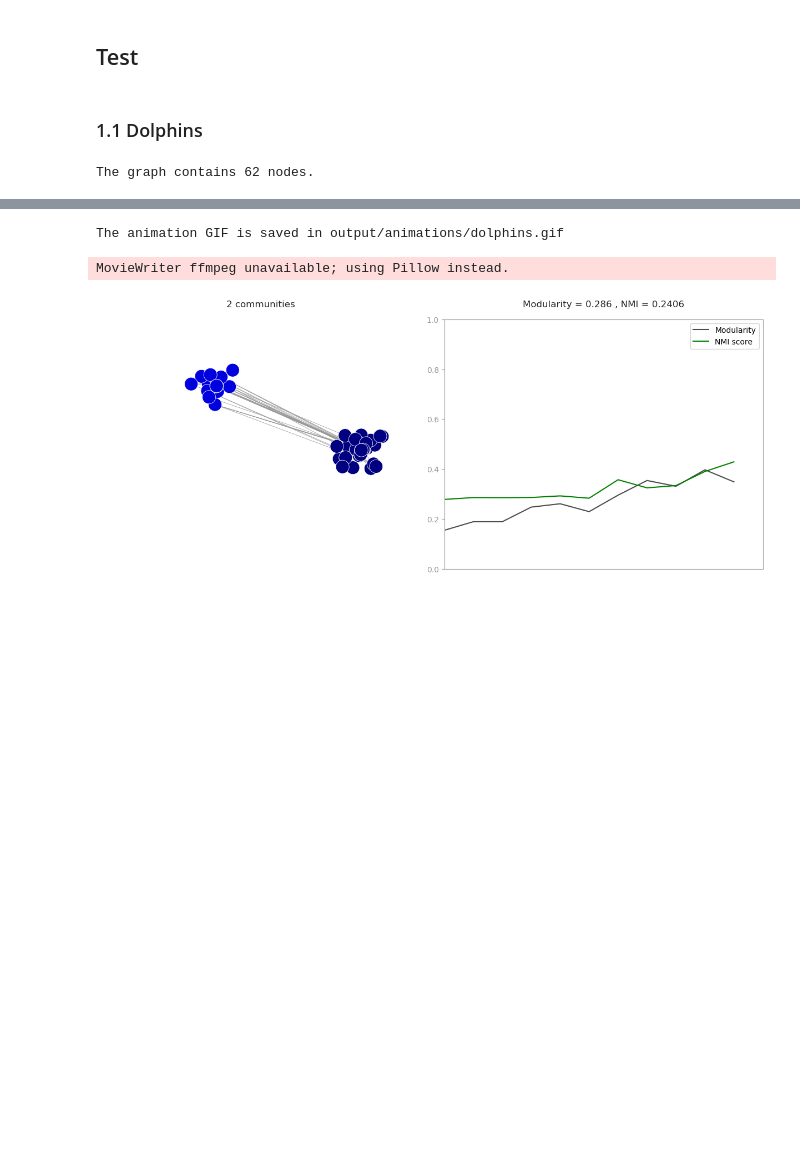
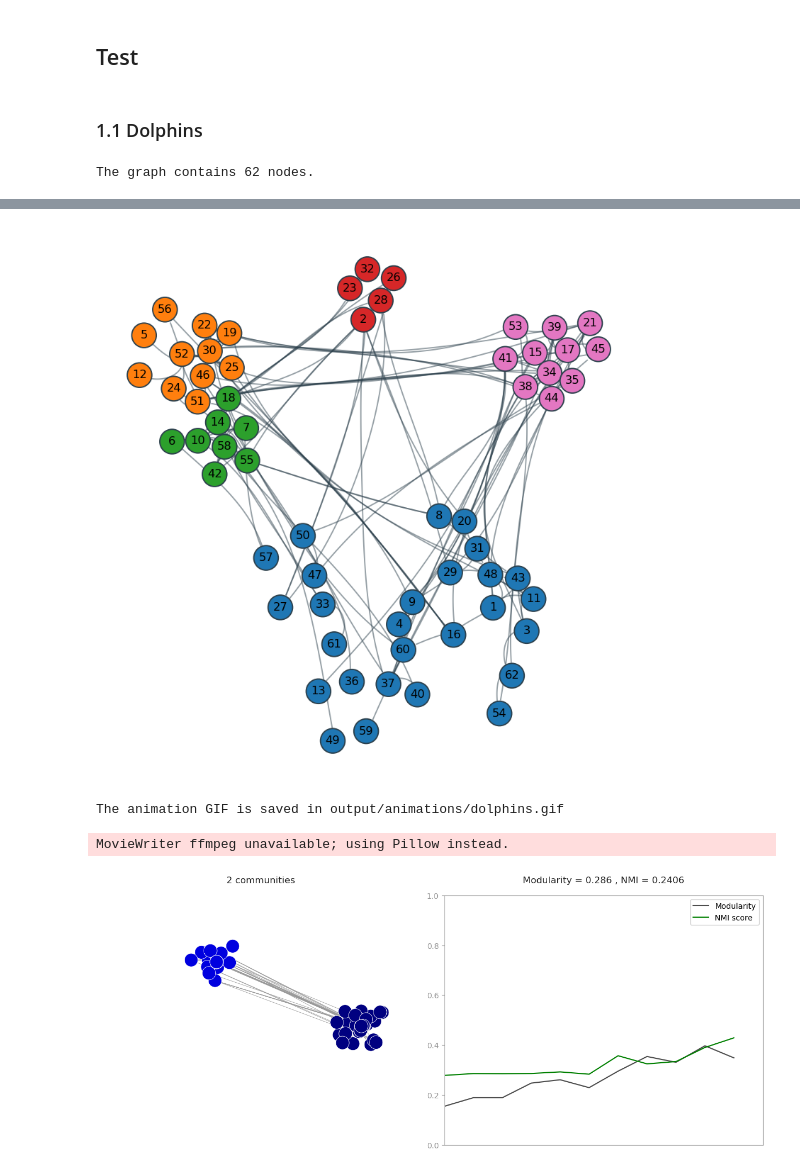
Before and after one commit to MarouaneBenbetka/Awsome-Community-Detection, a Jupyter notebook: Week3_Feb_26/kmeans/test.ipynb, the cells around one changed output, grey strips where cells are left out. Saved outputs shown, nothing was run; the diff lists cells and outputs as text; code cells hidden in the pictures; blank space fills up the shorter version.

Commit message:
feat: custom community layout vizualisation

```diff
--- a/Week3_Feb_26/kmeans/test.ipynb
+++ b/Week3_Feb_26/kmeans/test.ipynb
@@ -70,0 +74,25 @@ custom_df_styling(trace)
+# %%
+from netgraph import Graph
+
+
+community_to_color = {
+    0: 'tab:blue',
+    1: 'tab:red',
+    2: 'tab:orange',
+    3: 'tab:green',
+    4: 'tab:pink',
+
+}
+node_color = {node: community_to_color[community_id]
+              for node, community_id in partion.items()}
+
+plt.figure(figsize=(10, 10))
+Graph(G,
+      node_color=node_color, node_edge_width=.5, edge_alpha=.5, edge_width=.5,
+      node_layout='community', node_layout_kwargs=dict(node_to_community=partion),
+      edge_layout='bundled', edge_layout_kwargs=dict(k=2000), node_labels=node_labels, node_size=5, scale=(1.6, 1.6)
+      )
+
+plt.show()
+# %% [output]
+[figure, added]
```
Also changed, not shown: parts of 17 cells of this notebook, 8 other files.
